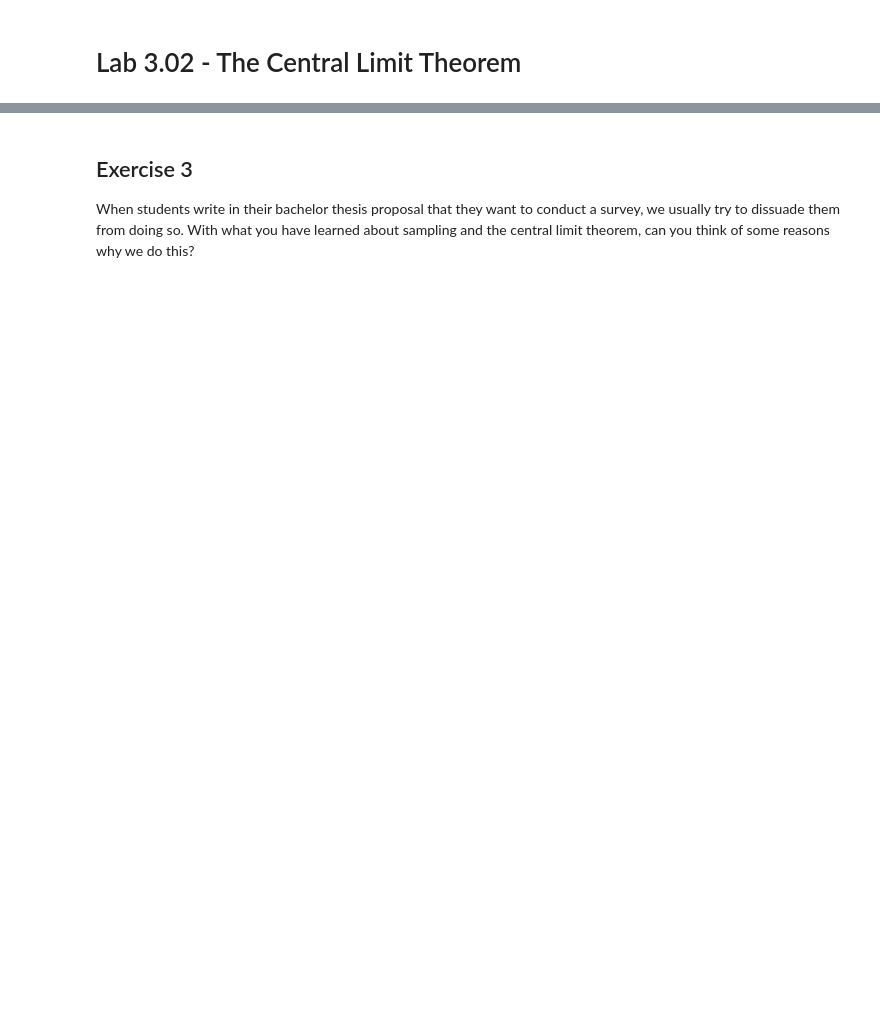
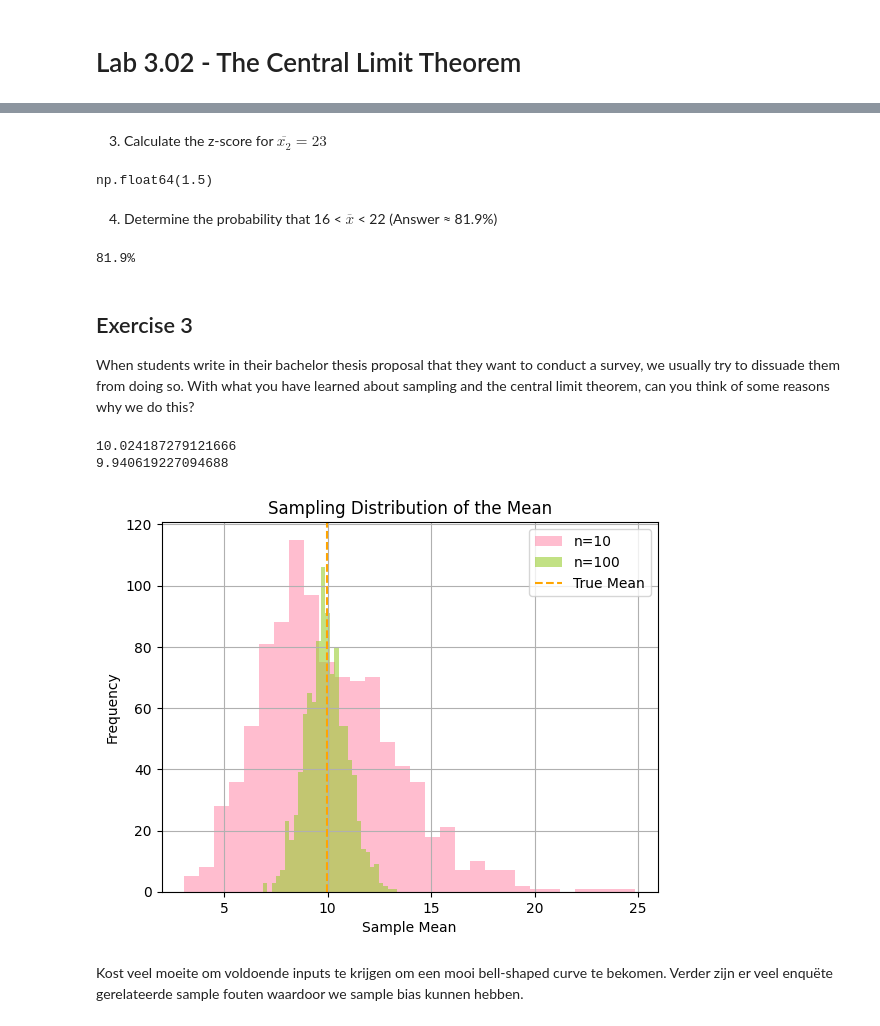
Before and after one commit to booterham/Data-Science-AI, a Jupyter notebook: dsai-labs/3-central-limit-testing/lab-3.02-central-limit-theory.ipynb, the cells around one changed output, grey strips where cells are left out. Saved outputs shown, nothing was run; the diff lists cells and outputs as text; code cells hidden in the pictures; blank space fills up the shorter version.

```diff
--- a/dsai-labs/3-central-limit-testing/lab-3.02-central-limit-theory.ipynb
+++ b/dsai-labs/3-central-limit-testing/lab-3.02-central-limit-theory.ipynb
@@ -23,4 +84,51 @@ A random sample of 64 is drawn from a population with unknown distribution. Howe
+# %% [markdown]
+3. Calculate the z-score for $\overline{x_2} = 23$
+# %%
+z_2 = (23 - mu) / sample_error
+z_2
+# %% [output]
+np.float64(1.5)
+# %% [markdown]
+4. Determine the probability that 16 < $\overline{x}$ < 22 (Answer ≈ 81.9%)
+# %%
+print(f"{(stats.norm.cdf(22, loc=mu, scale=sample_error) - stats.norm.cdf(16, loc=mu, scale=sample_error))*100:.1f}%")
+# %% [output]
+81.9%
 # %% [markdown]
 ## Exercise 3
 
 When students write in their bachelor thesis proposal that they want to conduct a survey, we usually try to dissuade them from doing so. With what you have learned about sampling and the central limit theorem, can you think of some reasons why we do this?
+# %%
+import numpy as np
+import matplotlib.pyplot as plt
+
+# Simulated population (not normal!)
+np.random.seed(42)
+population = np.random.exponential(scale=10, size=100_000)
+
+def sample_means(n, num_samples=1000):
+    return [np.mean(np.random.choice(population, size=n, replace=False)) for _ in range(num_samples)]
+
+# Small vs large sample sizes
+means_small = sample_means(n=10)
+means_large = sample_means(n=100)
+
+print(np.mean(means_small))
+print(np.mean(means_large))
+
+# Plotting
+plt.hist(means_small, bins=30, alpha=0.6, label='n=10', color=bakermiller)
+plt.hist(means_large, bins=30, alpha=0.6, label='n=100', color="yellowgreen")
+plt.axvline(np.mean(population), color='orange', linestyle='--', label='True Mean')
+plt.title('Sampling Distribution of the Mean')
+plt.xlabel('Sample Mean')
+plt.ylabel('Frequency')
+plt.legend()
+plt.grid(True)
+plt.show()
+# %% [output]
+10.024187279121666
+9.940619227094688
+[figure, added]
+# %% [markdown]
+Kost veel moeite om voldoende inputs te krijgen om een mooi bell-shaped curve te bekomen. Verder zijn er veel enquëte gerelateerde sample fouten waardoor we sample bias kunnen hebben.
```
Also changed, not shown: parts of 18 cells of this notebook, 1 other file.
